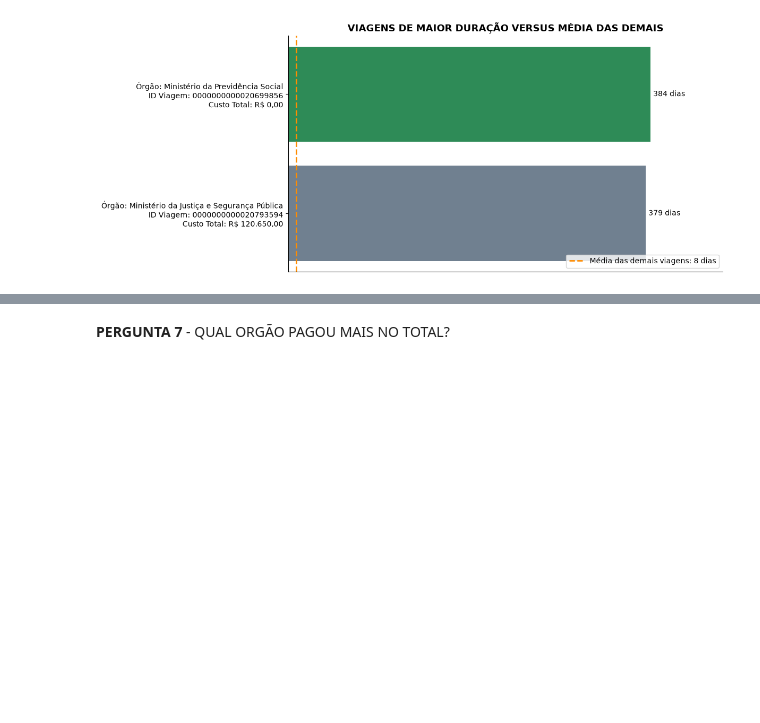
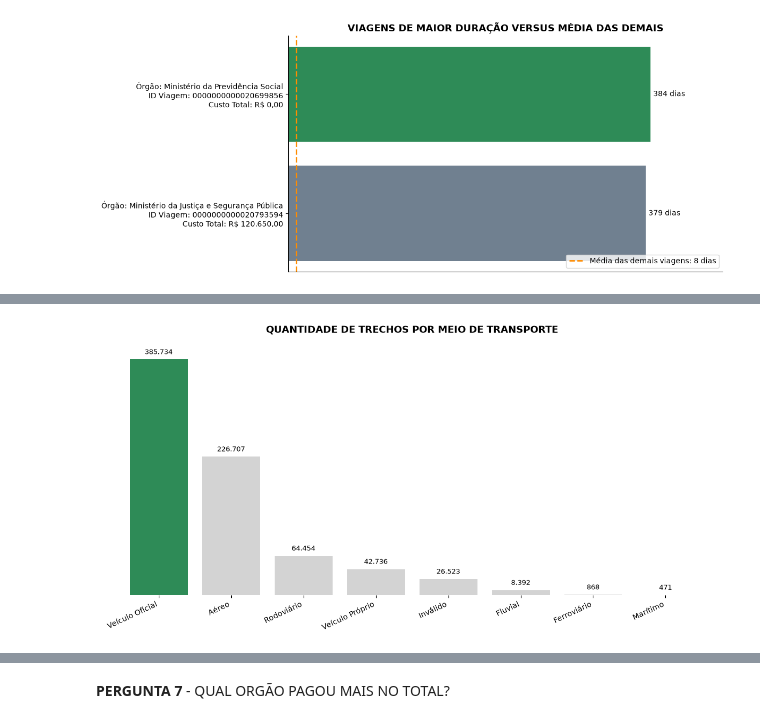
Before and after one commit to FelipeBusa/projeto_avaliativo_m1_felipebusarello, a Jupyter notebook: 3_analise.ipynb, the cells around one changed output, grey strips where cells are left out. Saved outputs shown, nothing was run; the diff lists cells and outputs as text; code cells hidden in the pictures; blank space fills up the shorter version.

Commit message:
feat: conclui as sete análises de dados

```diff
--- a/3_analise.ipynb
+++ b/3_analise.ipynb
@@ -382,0 +810,13 @@ Criado tabela gold_ .....
+# %%
+# Consulta da Pergunta 5
+tabela_5 = consultar_sql("""
+    SELECT
+        meio_transporte AS "Meio de Transporte",
+        qtd_trechos AS "Quantidade"
+    FROM vw_gold_trecho
+    ORDER BY qtd_trechos DESC;
+""")
+tabela_5["Quantidade"] = tabela_5["Quantidade"].map(
+    lambda valor: f"{valor:,.0f}".replace(",", ".")
+)
+display(tabela_5)
@@ -382,0 +833,81 @@ Criado tabela gold_ .....
+# %%
+# Gráfico - Pergunta 5
+# Cópia dos dados para preservar a tabela original
+grafico_5 = tabela_5.copy()
+
+# Garantir que a quantidade seja numérica
+grafico_5["Quantidade"] = (
+    grafico_5["Quantidade"]
+    .astype(str)
+    .str.replace(".", "", regex=False)
+    .astype(int)
+)
+
+# Ordenar do mais utilizado para o menos utilizado
+grafico_5 = grafico_5.sort_values(
+    by="Quantidade",
+    ascending=False
+)
+
+fig, ax = plt.subplots(figsize=(12, 6))
+
+cores = [
+    "seagreen" if i == 0 else "lightgray"
+    for i in range(len(grafico_5))
+]
+
+barras = ax.bar(
+    grafico_5["Meio de Transporte"],
+    grafico_5["Quantidade"],
+    color=cores
+)
+
+# Valores acima das barras
+for barra in barras:
+    valor = int(barra.get_height())
+
+    ax.annotate(
+        f"{valor:,}".replace(",", "."),
+        (barra.get_x() + barra.get_width() / 2, valor),
+        xytext=(0, 5),
+        textcoords="offset points",
+        ha="center",
+        va="bottom",
+        fontsize=9
+    )
+
+# Título e formatação
+ax.set_title(
+    "QUANTIDADE DE TRECHOS POR MEIO DE TRANSPORTE",
+    fontsize=13,
+    fontweight="bold",
+    pad=20
+)
+
+ax.yaxis.set_major_formatter(
+    ticker.FuncFormatter(
+        lambda valor, pos: f"{valor:,.0f}".replace(",", ".")
+    )
+)
+
+# Remover bordas dos eixos
+ax.spines["top"].set_visible(False)
+ax.spines["right"].set_visible(False)
+ax.spines["left"].set_visible(False)
+ax.spines["bottom"].set_visible(False)
+
+ax.tick_params(axis="y", length=0)
+plt.xticks(rotation=25, ha="right")
+ax.set_yticks([])
+plt.tight_layout()
+
+# Salvar o gráfico
+plt.savefig(
+    "Graficos/pergunta_5_quantidade_por_meio_transporte.png",
+    dpi=300,
+    bbox_inches="tight"
+)
+
+plt.show()
+# %% [output]
+[figure, added]
```
Also changed, not shown: parts of 24 cells of this notebook.
